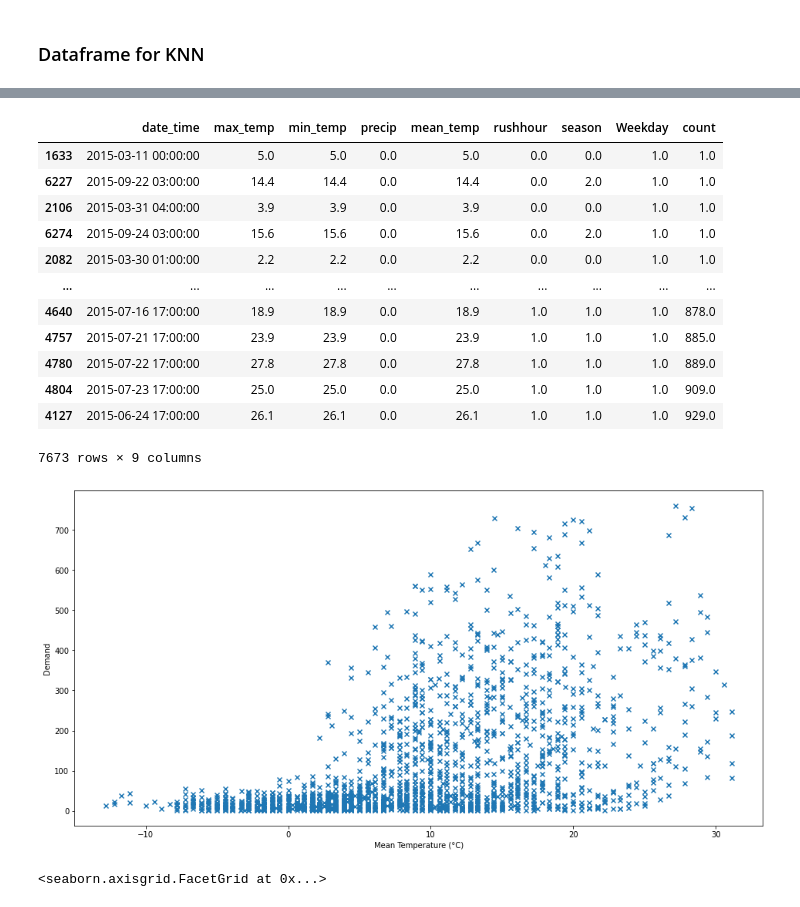
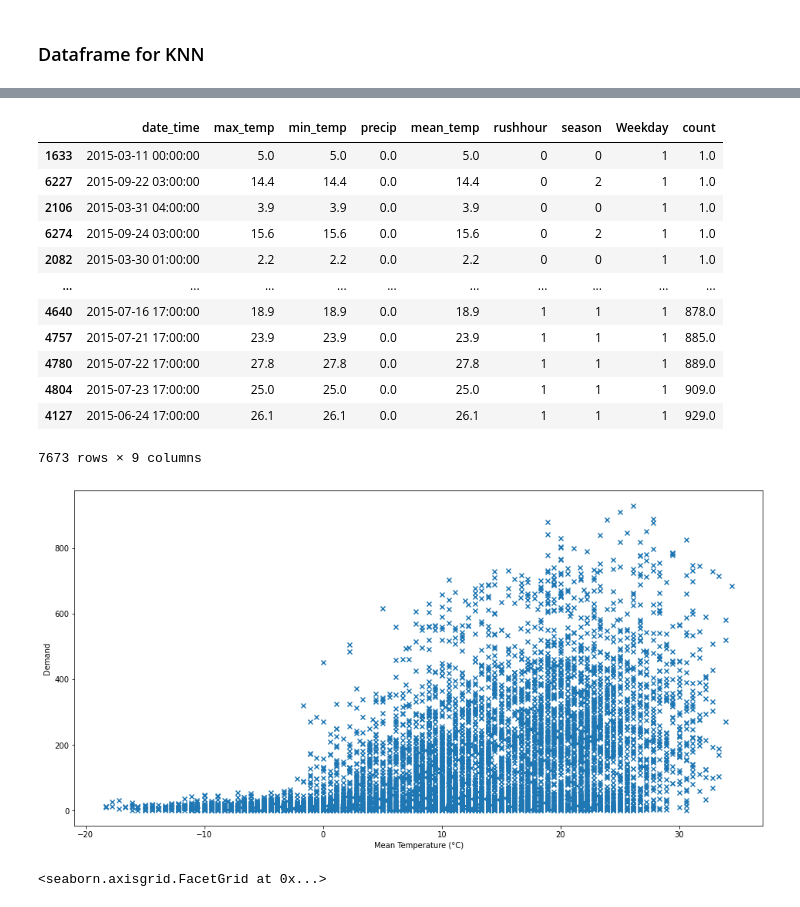
Before and after one commit to kond254/DSML-colasechs, a Jupyter notebook: KNN.ipynb, the cells around one changed output, grey strips where cells are left out. Cells and saved outputs as stored; diff of their text form; code cells hidden in the pictures.

```diff
--- a/KNN.ipynb
+++ b/KNN.ipynb
@@ -161,6 +159,7 @@ def get_weekday (ts):
 df_try["Weekday"]=df_try["date_time"].apply(lambda x:1 if 0<=get_weekday(x)<5 else 0)
 # %%
 p_time=datetime.strptime("2015-01-01 00:00:00", "%Y-%m-%d %H:%M:%S")
+df_try["count"]=0
 for i in range(len(df_try)):
     p_time = df_try["date_time"][i]
     p_time_next = df_try["date_time"][i+1]
@@ -198,15 +197,15 @@ df_try=df_try[df_try["count"]>=1]
 df_try.sort_values(by="count")
 # %% [output]
 |  | date_time | max_temp | min_temp | precip | mean_temp | rushhour | season | Weekday | count |
-| 1633 | 2015-03-11 00:00:00 | 5.0 | 5.0 | 0.0 | 5.0 | 0.0 | 0.0 | 1.0 | 1.0 |
-| 6227 | 2015-09-22 03:00:00 | 14.4 | 14.4 | 0.0 | 14.4 | 0.0 | 2.0 | 1.0 | 1.0 |
-| 2106 | 2015-03-31 04:00:00 | 3.9 | 3.9 | 0.0 | 3.9 | 0.0 | 0.0 | 1.0 | 1.0 |
-| 6274 | 2015-09-24 03:00:00 | 15.6 | 15.6 | 0.0 | 15.6 | 0.0 | 2.0 | 1.0 | 1.0 |
-| 2082 | 2015-03-30 01:00:00 | 2.2 | 2.2 | 0.0 | 2.2 | 0.0 | 0.0 | 1.0 | 1.0 |
+| 1633 | 2015-03-11 00:00:00 | 5.0 | 5.0 | 0.0 | 5.0 | 0 | 0 | 1 | 1.0 |
+| 6227 | 2015-09-22 03:00:00 | 14.4 | 14.4 | 0.0 | 14.4 | 0 | 2 | 1 | 1.0 |
+| 2106 | 2015-03-31 04:00:00 | 3.9 | 3.9 | 0.0 | 3.9 | 0 | 0 | 1 | 1.0 |
+| 6274 | 2015-09-24 03:00:00 | 15.6 | 15.6 | 0.0 | 15.6 | 0 | 2 | 1 | 1.0 |
+| 2082 | 2015-03-30 01:00:00 | 2.2 | 2.2 | 0.0 | 2.2 | 0 | 0 | 1 | 1.0 |
 | ... | ... | ... | ... | ... | ... | ... | ... | ... | ... |
-| 4640 | 2015-07-16 17:00:00 | 18.9 | 18.9 | 0.0 | 18.9 | 1.0 | 1.0 | 1.0 | 878.0 |
-| 4757 | 2015-07-21 17:00:00 | 23.9 | 23.9 | 0.0 | 23.9 | 1.0 | 1.0 | 1.0 | 885.0 |
-| 4780 | 2015-07-22 17:00:00 | 27.8 | 27.8 | 0.0 | 27.8 | 1.0 | 1.0 | 1.0 | 889.0 |
-| 4804 | 2015-07-23 17:00:00 | 25.0 | 25.0 | 0.0 | 25.0 | 1.0 | 1.0 | 1.0 | 909.0 |
-| 4127 | 2015-06-24 17:00:00 | 26.1 | 26.1 | 0.0 | 26.1 | 1.0 | 1.0 | 1.0 | 929.0 |
+| 4640 | 2015-07-16 17:00:00 | 18.9 | 18.9 | 0.0 | 18.9 | 1 | 1 | 1 | 878.0 |
+| 4757 | 2015-07-21 17:00:00 | 23.9 | 23.9 | 0.0 | 23.9 | 1 | 1 | 1 | 885.0 |
+| 4780 | 2015-07-22 17:00:00 | 27.8 | 27.8 | 0.0 | 27.8 | 1 | 1 | 1 | 889.0 |
+| 4804 | 2015-07-23 17:00:00 | 25.0 | 25.0 | 0.0 | 25.0 | 1 | 1 | 1 | 909.0 |
+| 4127 | 2015-06-24 17:00:00 | 26.1 | 26.1 | 0.0 | 26.1 | 1 | 1 | 1 | 929.0 |
 7673 rows × 9 columns
@@ -236,11 +269,11 @@ yp_winter = yp_winter["count"].values
 # %%
 import matplotlib.pyplot as plt
 plt.figure(figsize = (16,8))
-plt.scatter(xp_spring, yp_spring, marker="x")
+plt.scatter(xp_all, yp_all, marker="x")
 #plt.plot(np.arange(-18,40,1), KNN_reg.predict(np.arange(-18,40,1).reshape((-1,1))), marker="x", color='C1')
 plt.xlabel("Mean Temperature (°C)")
 plt.ylabel("Demand")
 plt.show()
 # %% [output]
-[figure, old version]
+[figure, new version]
 # %%
```
Also changed, not shown: parts of 24 cells of this notebook.
